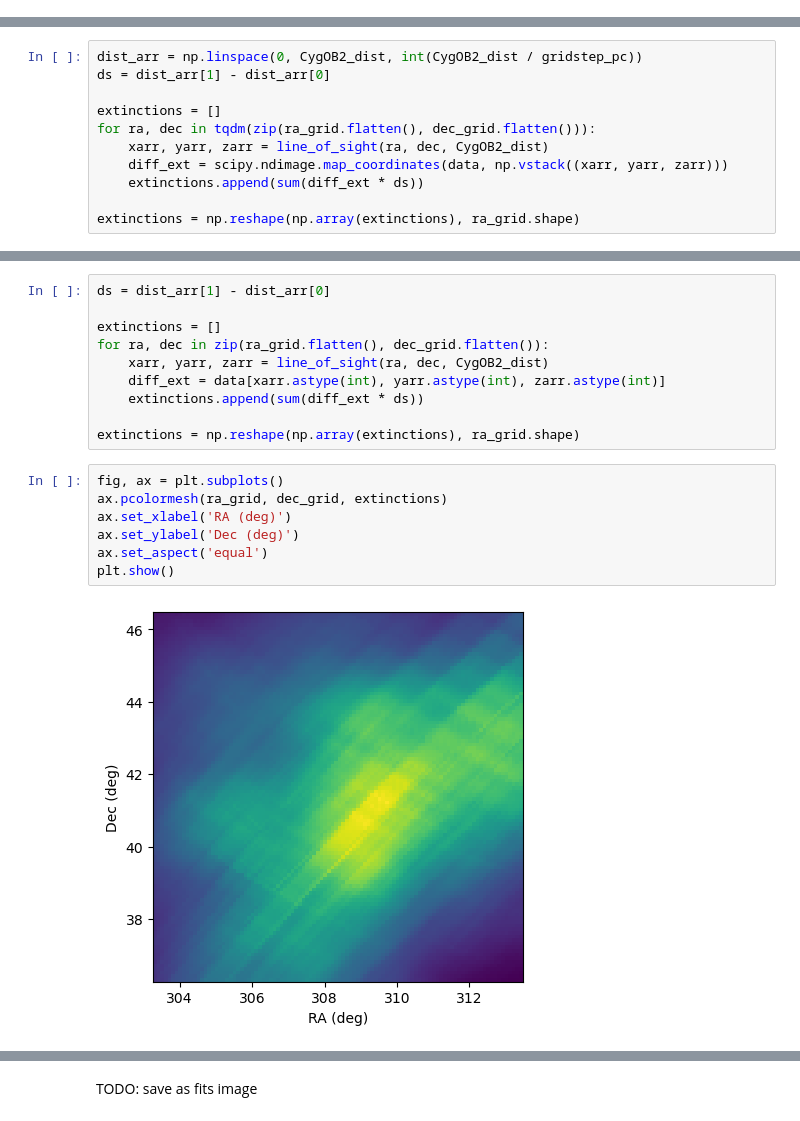
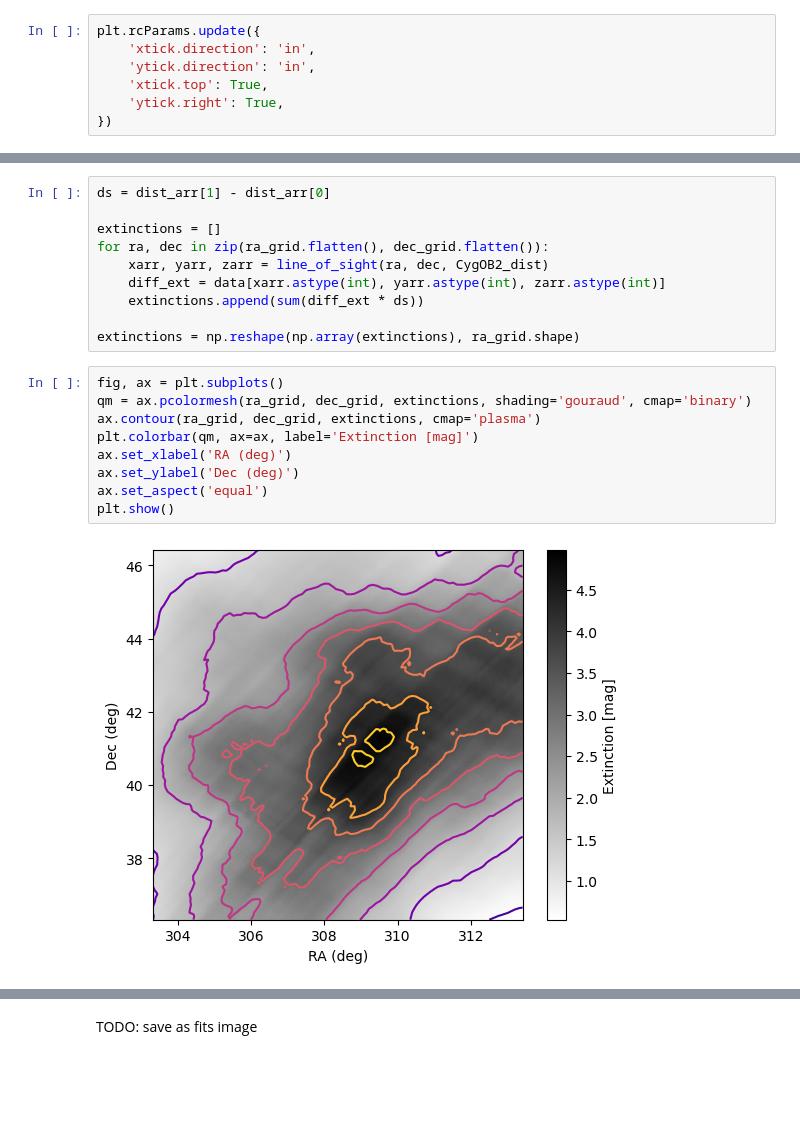
Before and after one commit to lodubay/DustBuster, a Jupyter notebook: projections.ipynb, the cells around one changed output, grey strips where cells are left out. Drawn from its saved outputs; the diff is of its cells as text; blank space fills up the shorter version.

```diff
--- a/projections.ipynb
+++ b/projections.ipynb
@@ -9,3 +13,10 @@ from tqdm import tqdm
+# %%
+plt.rcParams.update({
+    'xtick.direction': 'in',
+    'ytick.direction': 'in',
+    'xtick.top': True,
+    'ytick.right': True,
+})
 # %%
 # import data
 hdul = fits.open('data/cube_ext.fits')
@@ -75,11 +76,0 @@ print(ra_grid.shape)
-# %%
-dist_arr = np.linspace(0, CygOB2_dist, int(CygOB2_dist / gridstep_pc))
-ds = dist_arr[1] - dist_arr[0]
-
-extinctions = []
-for ra, dec in tqdm(zip(ra_grid.flatten(), dec_grid.flatten())):
-    xarr, yarr, zarr = line_of_sight(ra, dec, CygOB2_dist)
-    diff_ext = scipy.ndimage.map_coordinates(data, np.vstack((xarr, yarr, zarr)))
-    extinctions.append(sum(diff_ext * ds))
-
-extinctions = np.reshape(np.array(extinctions), ra_grid.shape)
@@ -124,10 +116,12 @@ for ra, dec in zip(ra_grid.flatten(), dec_grid.flatten()):
 extinctions = np.reshape(np.array(extinctions), ra_grid.shape)
 # %%
 fig, ax = plt.subplots()
-ax.pcolormesh(ra_grid, dec_grid, extinctions)
+qm = ax.pcolormesh(ra_grid, dec_grid, extinctions, shading='gouraud', cmap='binary')
+ax.contour(ra_grid, dec_grid, extinctions, cmap='plasma')
+plt.colorbar(qm, ax=ax, label='Extinction [mag]')
 ax.set_xlabel('RA (deg)')
 ax.set_ylabel('Dec (deg)')
 ax.set_aspect('equal')
 plt.show()
 # %% [output]
-[figure, old version]
+[figure, new version]
```
Also changed, not shown: parts of 12 cells of this notebook, 1 other file.
